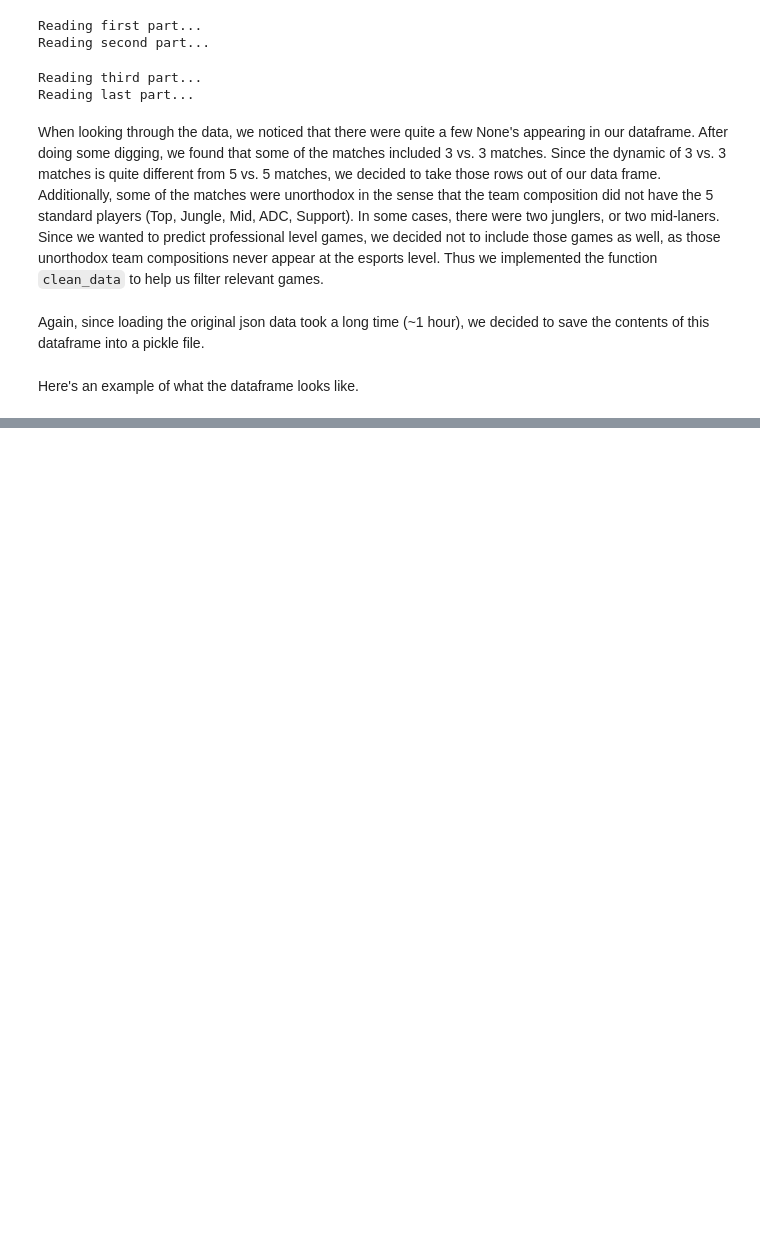
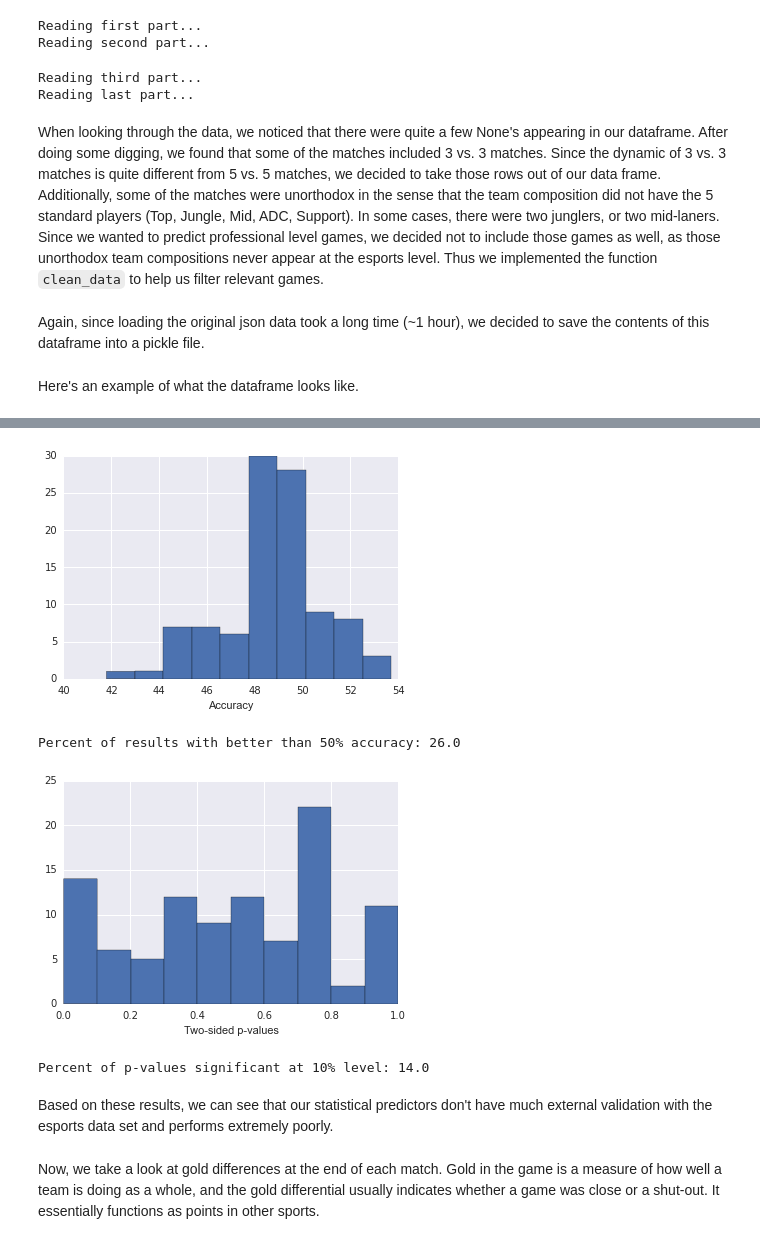
Before and after one commit to georgewu2/cs109-project, a Jupyter notebook: DataOfLegends.ipynb, the cells around one changed output, grey strips where cells are left out. Saved outputs shown, nothing was run; the diff lists cells and outputs as text; code cells hidden in the pictures; blank space fills up the shorter version.

```diff
--- a/DataOfLegends.ipynb
+++ b/DataOfLegends.ipynb
@@ -783,0 +771,24 @@ newlist
+# %%
+## Random Forest Prediction for esports data
+
+esports_test = create_pairs(test_table)
+esports_test_reduced = create_prob(esports_test, lookup_table2, position_pairs, len(test_table))
+
+results_esports = [0]*nums
+sig_esports = [0]*nums
+for j in range(0, nums):
+    X_test_reduced = esports_test_reduced.as_matrix()
+    forest_train = RandomForestClassifier(n_estimators=18).fit(X_train_reduced, Y_train_reduced)
+    predicted = forest_train.predict(X_test_reduced)
+    numer = 0
+    denom = 0
+    for i in range(0, len(predicted)):
+        denom += 1
+        if (predicted[i] == test_table['Winner'][i]):
+            numer +=1
+    results_esports[j] = 100.0*numer/denom
+    p = stats.binom.cdf(numer, denom, 0.5)
+    if (p > 0.5):
+        sig_esports[j] = 2*(1-p)
+    else:
+        sig_esports[j] = 2*p
@@ -783,0 +804,23 @@ newlist
+# %%
+## Statistics for prediction results for e-sports data
+
+plt.hist(results_esports)
+plt.xlabel('Accuracy')
+plt.show()
+acc_df = pd.DataFrame(results_esports, columns = ['Acc'])
+print 'Percent of results with better than 50% accuracy: ' + str(100.0*len(acc_df[acc_df['Acc'] >= 50])/len(acc_df))
+
+plt.hist(sig_esports)
+plt.xlabel('Two-sided p-values')
+plt.show()
+pval_df = pd.DataFrame(sig_esports, columns = ['pval'])
+print 'Percent of p-values significant at 10% level: ' + str(100.0*len(pval_df[pval_df['pval'] <= 0.1])/len(pval_df))
+# %% [output]
+[figure, added]
+Percent of results with better than 50% accuracy: 26.0
+[figure, added]
+Percent of p-values significant at 10% level: 14.0
+# %% [markdown]
+Based on these results, we can see that our statistical predictors don't have much external validation with the esports data set and performs extremely poorly.
+# %% [markdown]
+Now, we take a look at gold differences at the end of each match. Gold in the game is a measure of how well a team is doing as a whole, and the gold differential usually indicates whether a game was close or a shut-out. It essentially functions as points in other sports.
```
Also changed, not shown: parts of 77 cells of this notebook, 1 other file.
